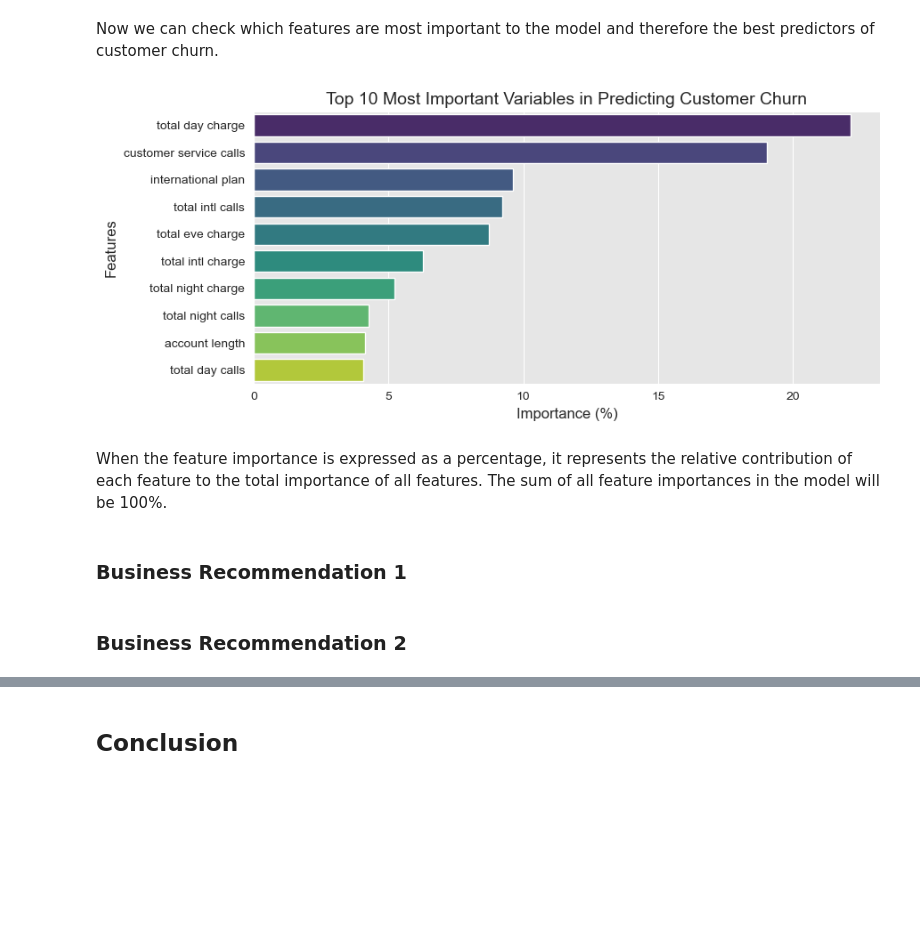
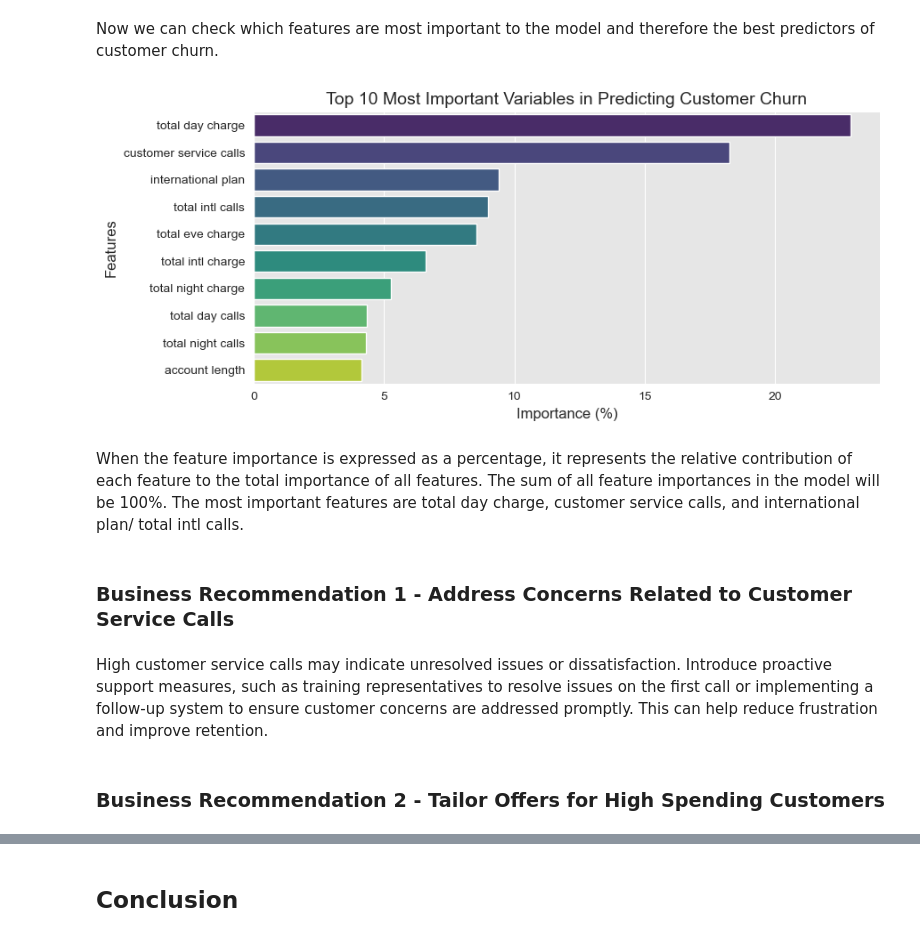
Before and after one commit to hannahdallas/phase3_project, a Jupyter notebook: Final.ipynb, the cells around one changed output, grey strips where cells are left out. Drawn from its saved outputs; the diff is of its cells as text; code cells hidden in the pictures; blank space fills up the shorter version.

Commit message:
Added recommendations and conclusion

```diff
--- a/Final.ipynb
+++ b/Final.ipynb
@@ -874,22 +856,22 @@ Would you like guidance on tailoring the decision further based on business obje
 Now we can check which features are most important to the model and therefore the best predictors of customer churn.
 # %%
 #create feature importance dataset
-Importance = pd.DataFrame({"Importance": best_forest.feature_importances_ * 100}, index=X_train_resampled.columns)
+Importance = pd.DataFrame({"Importance": model_forest.feature_importances_ * 100}, index=X_train_resampled.columns)
 
 # Sort by importance
 sorted_importance = Importance.sort_values(by="Importance", axis=0, ascending=False).head(10)
 
 #plot
 plt.figure(figsize=(9, 4))
 sns.barplot(x=sorted_importance['Importance'], y=sorted_importance.index, palette="viridis")
 plt.title("Top 10 Most Important Variables in Predicting Customer Churn", fontsize=14)
 plt.xlabel('Importance (%)', fontsize=12)
 plt.ylabel('Features', fontsize=12)
 plt.tight_layout()
 plt.show()
 # %% [output]
-[figure, old version]
+[figure, new version]
 # %% [markdown]
-When the feature importance is expressed as a percentage, it represents the relative contribution of each feature to the total importance of all features. The sum of all feature importances in the model will be 100%.
+When the feature importance is expressed as a percentage, it represents the relative contribution of each feature to the total importance of all features. The sum of all feature importances in the model will be 100%. The most important features are total day charge, customer service calls, and international plan/ total intl calls.
 # %% [markdown]
-### Business Recommendation 1
+### Business Recommendation 1 - Address Concerns Related to Customer Service Calls
@@ -898,2 +878,4 @@ When the feature importance is expressed as a percentage, it represents the rela
+# %% [markdown]
+High customer service calls may indicate unresolved issues or dissatisfaction. Introduce proactive support measures, such as training representatives to resolve issues on the first call or implementing a follow-up system to ensure customer concerns are addressed promptly. This can help reduce frustration and improve retention.
 # %% [markdown]
-### Business Recommendation 2
+### Business Recommendation 2 - Tailor Offers for High Spending Customers
```
Also changed, not shown: parts of 11 cells of this notebook.
